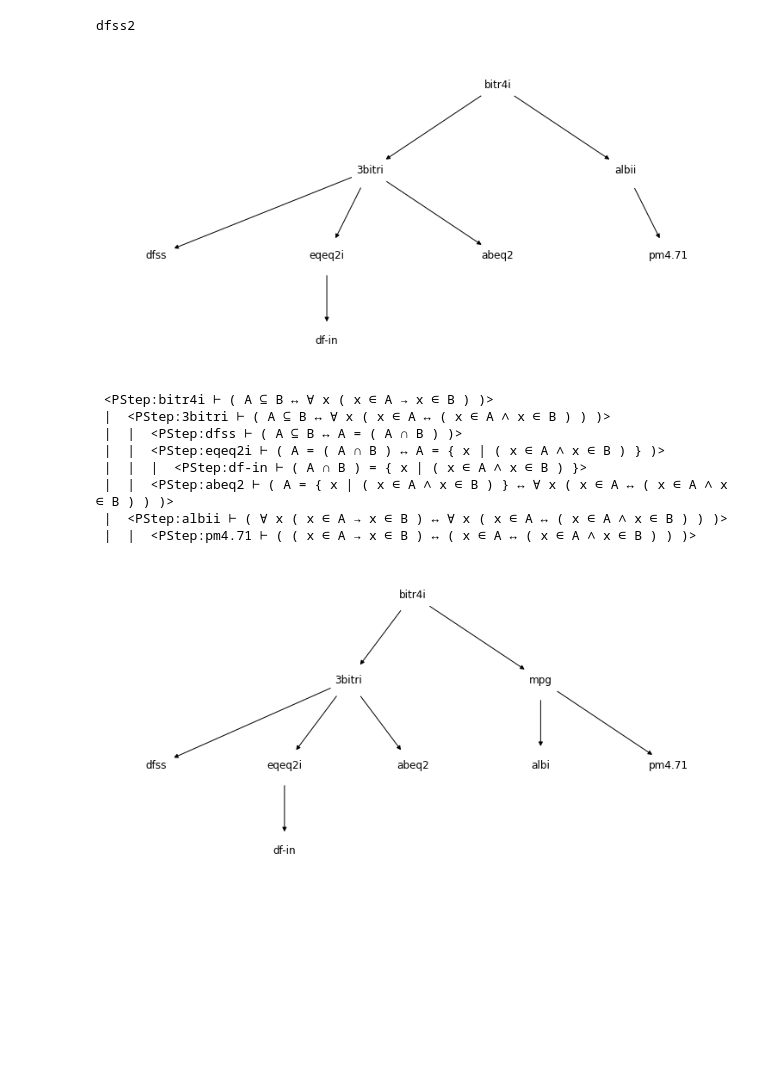
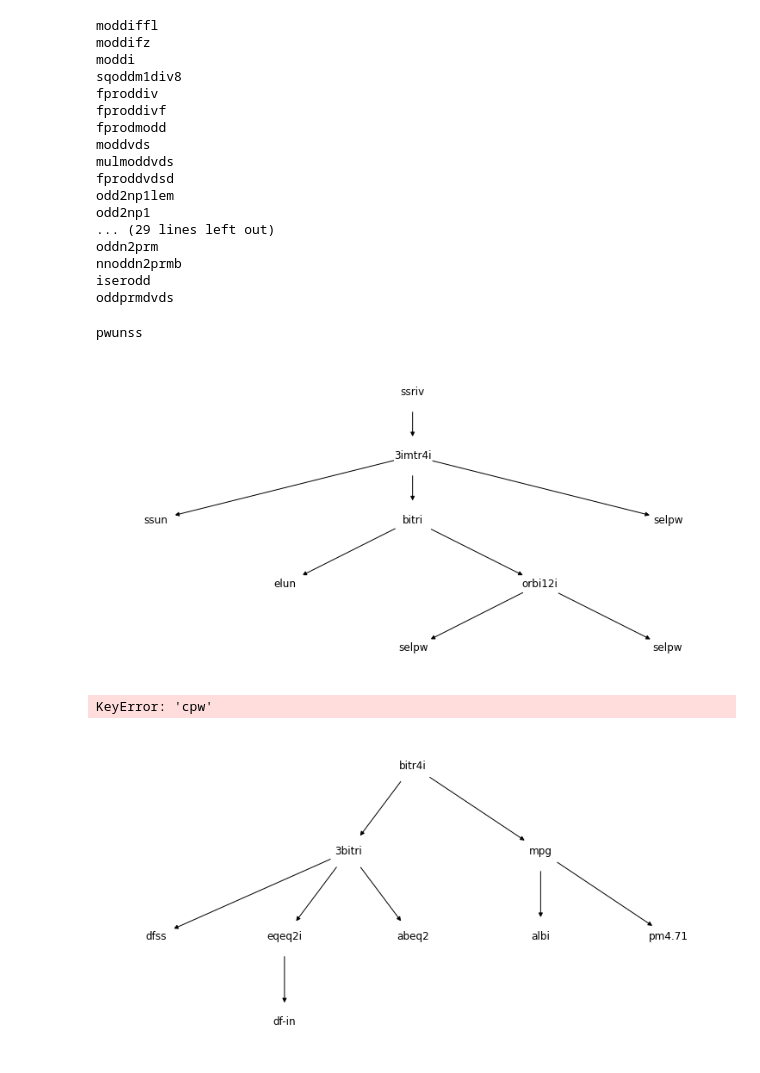
Before and after one commit to lucolivi/mathview, a Jupyter notebook: test_bed.ipynb, the cells around one changed output. Cells and saved outputs as stored; diff of their text form; code cells hidden in the pictures; blank space fills up the shorter version.

```diff
--- a/test_bed.ipynb
+++ b/test_bed.ipynb
@@ -12,6 +12,6 @@ from collections import defaultdict
 %%time
 
 text = file_contents("set.mm")
-database = meta_math_database(text,n=3500)
+database = meta_math_database(text,n=16080)
 # %% [output]
 included 5555695 tokens from set.mm
@@ -20,21 +57,36 @@ Wall time: 10.2 s
+# %%
+for p in database.propositions_list:
+    if "odd" in p.label:
+        print(p.label)
+# %% [output]
+moddiffl
+moddifz
+moddi
+sqoddm1div8
+fproddiv
+fproddivf
+fprodmodd
+moddvds
+mulmoddvds
+fproddvdsd
+odd2np1lem
+odd2np1
+... (29 lines left out)
+oddn2prm
+nnoddn2prmb
+iserodd
+oddprmdvds
 # %%
-prop = database.propositions["dfss2"]
+prop = database.propositions["pwunss"]
 #prop = database.propositions_list[-1]
 print(prop.label)
 prop_proof = construct_proof(prop)
 prop_proof.print_graph()
 prop_proof.print_linear()
 # %% [output]
-dfss2
+pwunss
-[figure, old version]
+[figure, new version]
- <PStep:bitr4i ⊢ ( A ⊆ B ↔ ∀ x ( x ∈ A → x ∈ B ) )>
- |  <PStep:3bitri ⊢ ( A ⊆ B ↔ ∀ x ( x ∈ A ↔ ( x ∈ A ∧ x ∈ B ) ) )>
- |  |  <PStep:dfss ⊢ ( A ⊆ B ↔ A = ( A ∩ B ) )>
- |  |  <PStep:eqeq2i ⊢ ( A = ( A ∩ B ) ↔ A = { x | ( x ∈ A ∧ x ∈ B ) } )>
- |  |  |  <PStep:df-in ⊢ ( A ∩ B ) = { x | ( x ∈ A ∧ x ∈ B ) }>
- |  |  <PStep:abeq2 ⊢ ( A = { x | ( x ∈ A ∧ x ∈ B ) } ↔ ∀ x ( x ∈ A ↔ ( x ∈ A ∧ x ∈ B ) ) )>
- |  <PStep:albii ⊢ ( ∀ x ( x ∈ A → x ∈ B ) ↔ ∀ x ( x ∈ A ↔ ( x ∈ A ∧ x ∈ B ) ) )>
- |  |  <PStep:pm4.71 ⊢ ( ( x ∈ A → x ∈ B ) ↔ ( x ∈ A ↔ ( x ∈ A ∧ x ∈ B ) ) )>
+KeyError: 'cpw'
 # %%
 prop_proof = prop_proof.inputs[1].expand()
 prop_proof.print_graph()
```
Also changed, not shown: parts of 6 cells of this notebook, 3 other files.
